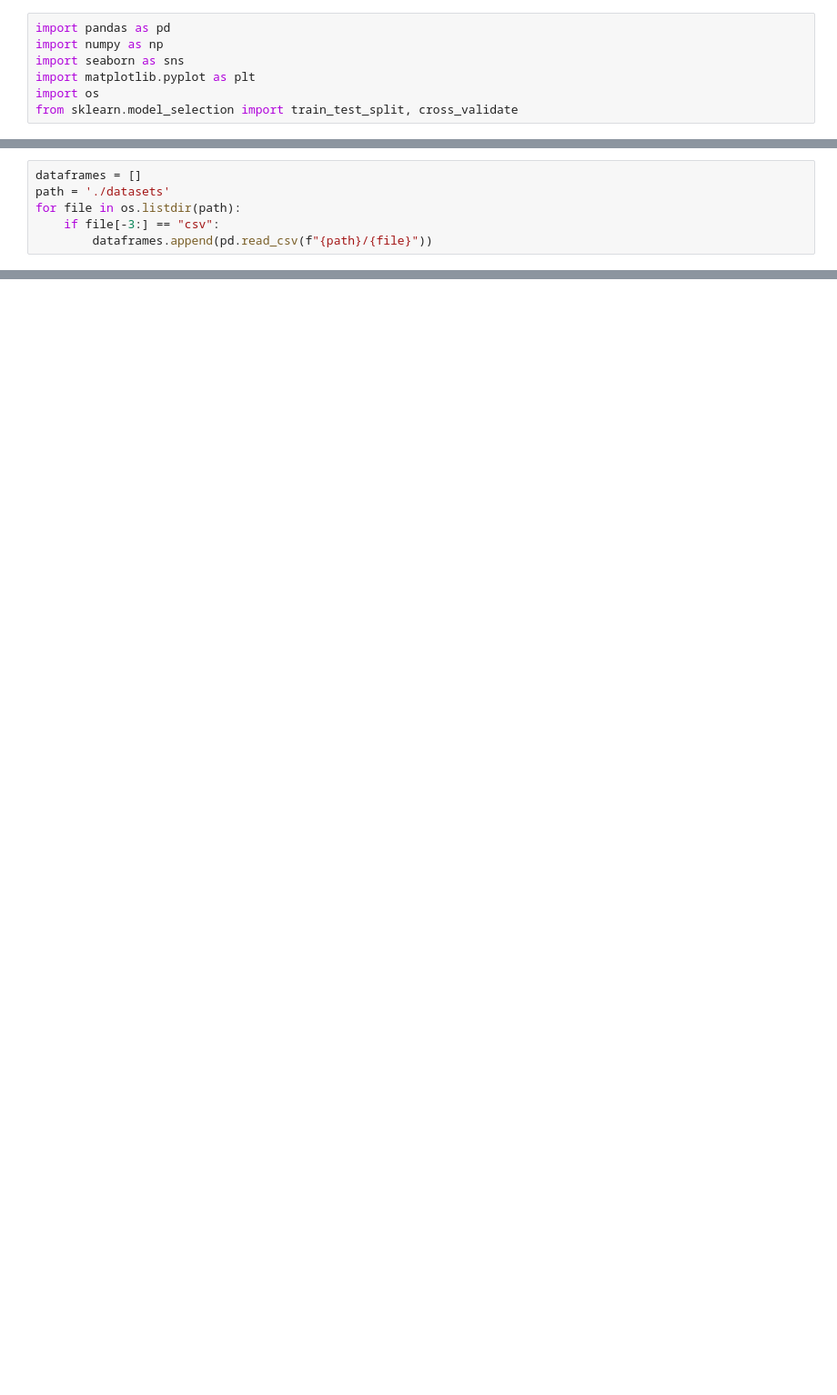
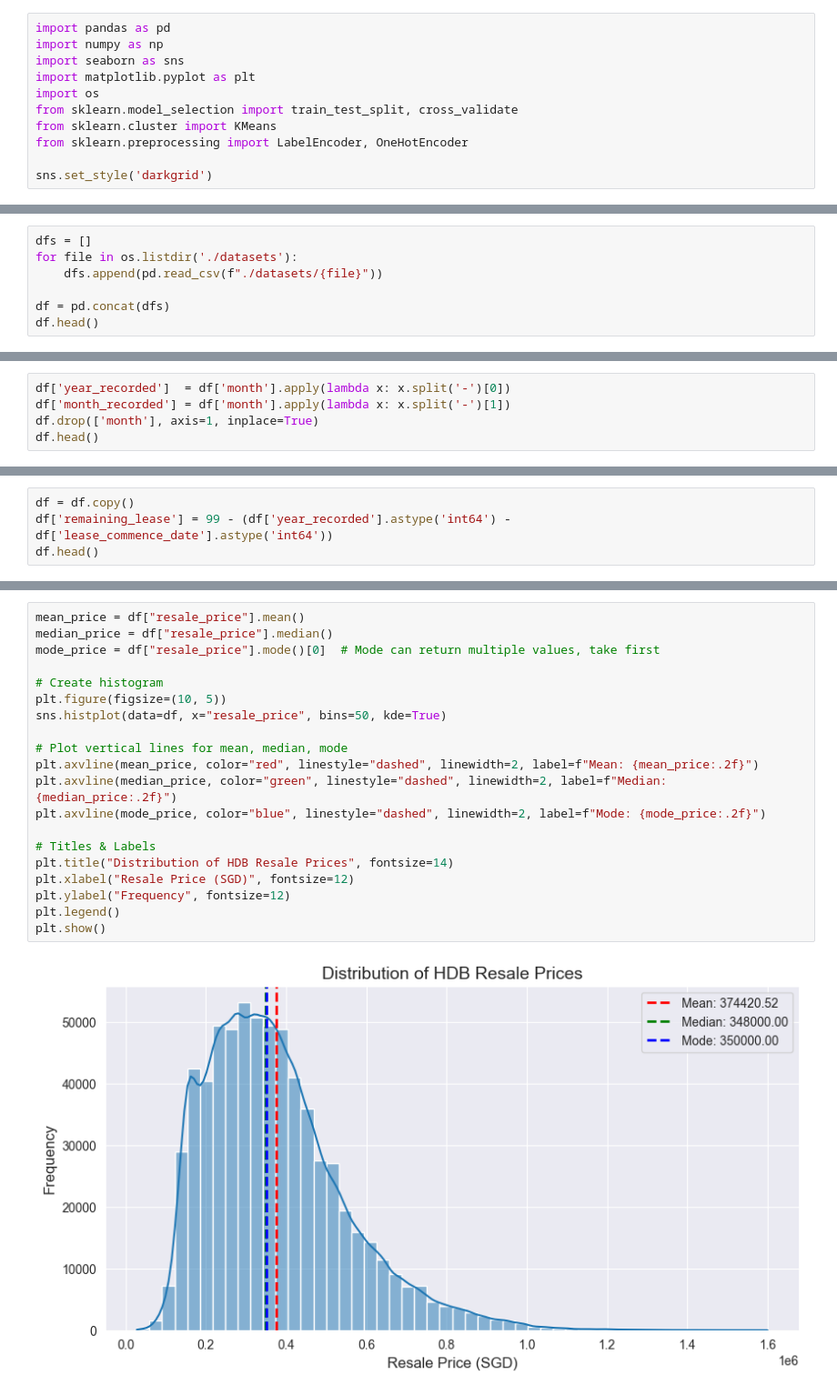
Before and after one commit to Tedyang2003/dsai-hdb-analysis, a Jupyter notebook: submission.ipynb, the cells around one changed output, grey strips where cells are left out. Shown at 91% size. Cells and saved outputs as stored; diff of their text form; blank space fills up the shorter version.

```diff
--- a/submission.ipynb
+++ b/submission.ipynb
@@ -8,3 +8,7 @@ import seaborn as sns
 import matplotlib.pyplot as plt
 import os
 from sklearn.model_selection import train_test_split, cross_validate
+from sklearn.cluster import KMeans
+from sklearn.preprocessing import LabelEncoder, OneHotEncoder
+
+sns.set_style('darkgrid')
@@ -11,6 +19,7 @@ from sklearn.model_selection import train_test_split, cross_validate
 # %%
-dataframes = []
-path = './datasets'
-for file in os.listdir(path):
-    if file[-3:] == "csv":
-        dataframes.append(pd.read_csv(f"{path}/{file}"))
+dfs = []
+for file in os.listdir('./datasets'):
+    dfs.append(pd.read_csv(f"./datasets/{file}"))
+
+df = pd.concat(dfs)
+df.head()
@@ -36,0 +103,5 @@ ValueError: Could not interpret value `Label` for `y`. An entry with this name d
+# %%
+df['year_recorded']  = df['month'].apply(lambda x: x.split('-')[0])
+df['month_recorded'] = df['month'].apply(lambda x: x.split('-')[1])
+df.drop(['month'], axis=1, inplace=True)
+df.head()
@@ -36,0 +174,4 @@ ValueError: Could not interpret value `Label` for `y`. An entry with this name d
+# %%
+df = df.copy()
+df['remaining_lease'] = 99 - (df['year_recorded'].astype('int64') - df['lease_commence_date'].astype('int64'))
+df.head()
@@ -36,0 +185,22 @@ ValueError: Could not interpret value `Label` for `y`. An entry with this name d
+# %%
+mean_price = df["resale_price"].mean()
+median_price = df["resale_price"].median()
+mode_price = df["resale_price"].mode()[0]  # Mode can return multiple values, take first
+
+# Create histogram
+plt.figure(figsize=(10, 5))
+sns.histplot(data=df, x="resale_price", bins=50, kde=True)
+
+# Plot vertical lines for mean, median, mode
+plt.axvline(mean_price, color="red", linestyle="dashed", linewidth=2, label=f"Mean: {mean_price:.2f}")
+plt.axvline(median_price, color="green", linestyle="dashed", linewidth=2, label=f"Median: {median_price:.2f}")
+plt.axvline(mode_price, color="blue", linestyle="dashed", linewidth=2, label=f"Mode: {mode_price:.2f}")
+
+# Titles & Labels
+plt.title("Distribution of HDB Resale Prices", fontsize=14)
+plt.xlabel("Resale Price (SGD)", fontsize=12)
+plt.ylabel("Frequency", fontsize=12)
+plt.legend()
+plt.show()
+# %% [output]
+[figure, added]
```
Also changed, not shown: parts of 33 cells of this notebook, 6 other files.
